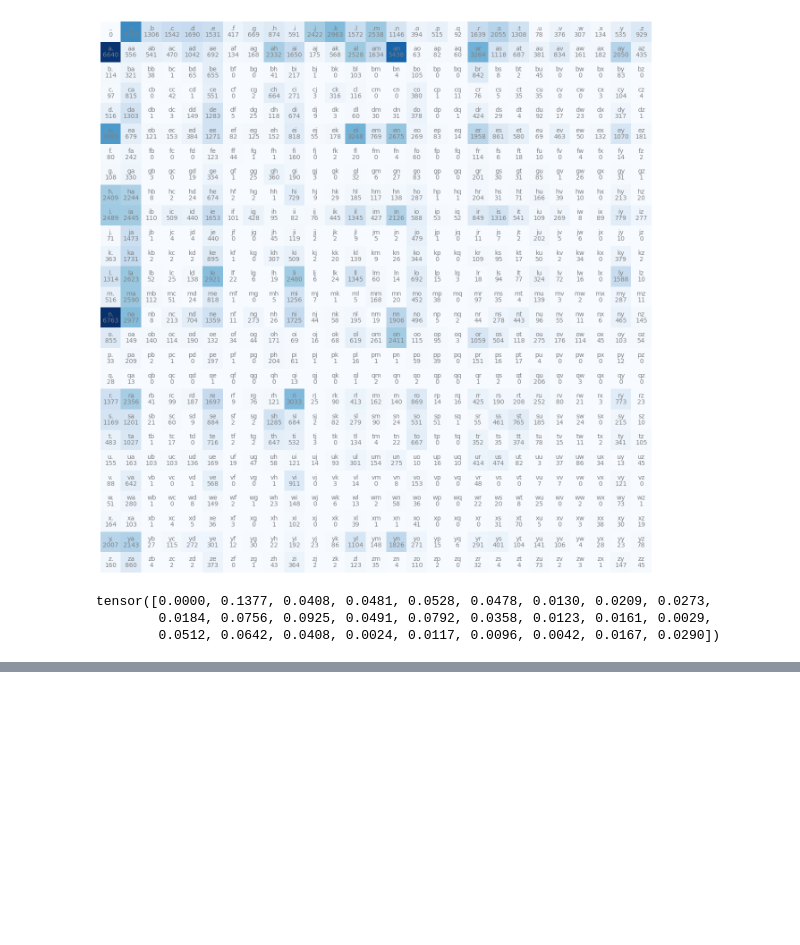
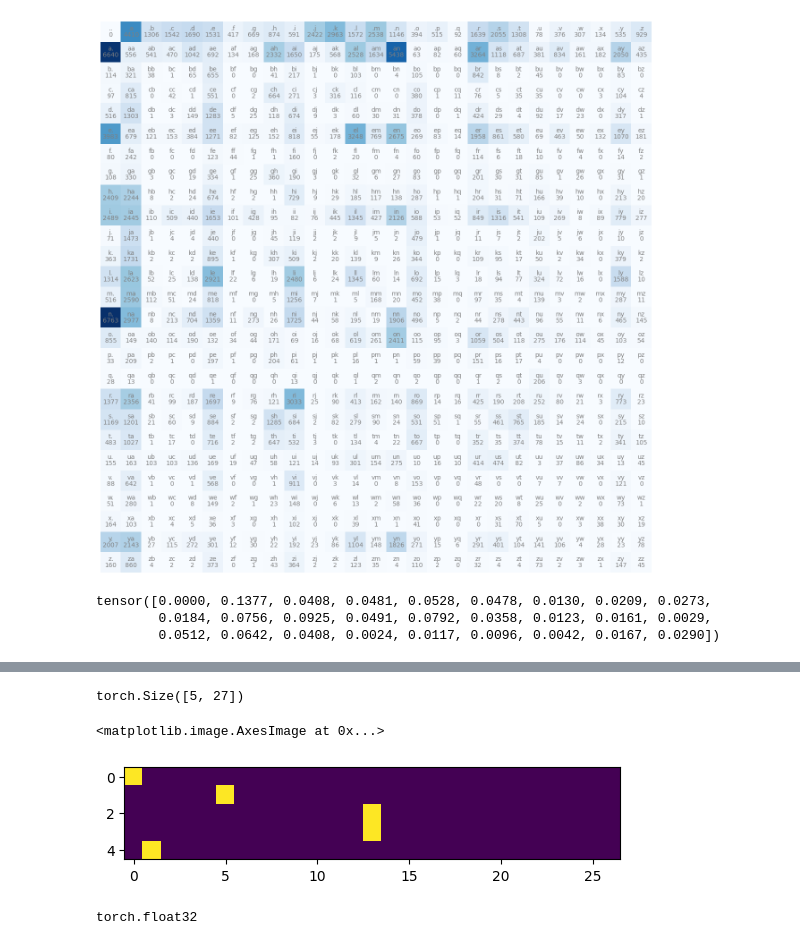
Before and after one commit to TanishaSharma01/micrograd-from-scratch, a Jupyter notebook: makemore/build_makemore.ipynb, the cells around one changed output, grey strips where cells are left out. Saved outputs shown, nothing was run; the diff lists cells and outputs as text; code cells hidden in the pictures; blank space fills up the shorter version.

```diff
--- a/makemore/build_makemore.ipynb
+++ b/makemore/build_makemore.ipynb
@@ -119,0 +175,8 @@ tensor([0.0000, 0.1377, 0.0408, 0.0481, 0.0528, 0.0478, 0.0130, 0.0209, 0.0273,
+# %%
+# without keepdim, it is false and the shape is 27 instead of 27,1
+# which would then take it as 1,27 instead and give us gibberish
+# so dimensions are important to be taken care of
+
+# +1 added to n for model smoothening to prevent infinity when calculating log likelihood
+P = (N+1).float()
+P /= P.sum(1, keepdim=True)
@@ -119,0 +300,16 @@ tensor([0.0000, 0.1377, 0.0408, 0.0481, 0.0528, 0.0478, 0.0130, 0.0209, 0.0273,
+# %%
+# create the training set of bigrams
+# xs are inputs, ys are targets/labels
+xs, ys = [], []
+
+for w in words[:1]:
+  chs = ['.'] + list(w) + ['.']
+  for ch1, ch2 in zip(chs, chs[1:]):
+    ix1 = stoi[ch1]
+    ix2 = stoi[ch2]
+    print(ch1, ch2)
+    xs.append(ix1)
+    ys.append(ix2)
+
+xs = torch.tensor(xs)
+ys = torch.tensor(ys)
@@ -119,0 +330,8 @@ tensor([0.0000, 0.1377, 0.0408, 0.0481, 0.0528, 0.0478, 0.0130, 0.0209, 0.0273,
+# %%
+# one hot encoding: a vector that has 0s for all other values except for the one we aiming for
+# (e.g. for 'm' 13th value would be set to 1, rest 0)
+
+import torch.nn.functional as F
+# x encoded
+xenc = F.one_hot(xs, num_classes=27).float()
+xenc
@@ -119,0 +349,13 @@ tensor([0.0000, 0.1377, 0.0408, 0.0481, 0.0528, 0.0478, 0.0130, 0.0209, 0.0273,
+# %%
+xenc.shape
+# %% [output]
+torch.Size([5, 27])
+# %%
+plt.imshow(xenc)
+# %% [output]
+<matplotlib.image.AxesImage at 0x...>
+[figure, added]
+# %%
+xenc.dtype
+# %% [output]
+torch.float32
```
Also changed, not shown: parts of 27 cells of this notebook.
